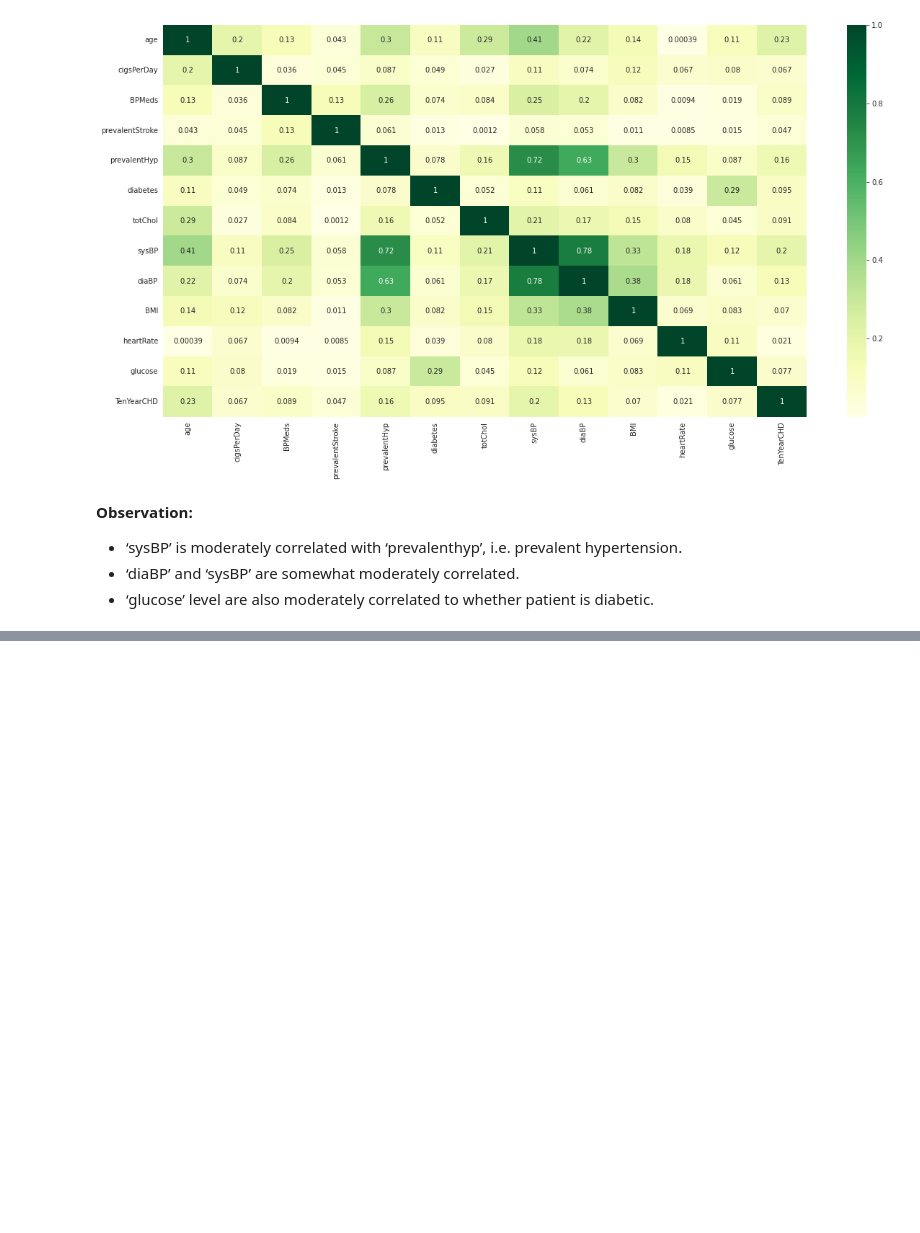
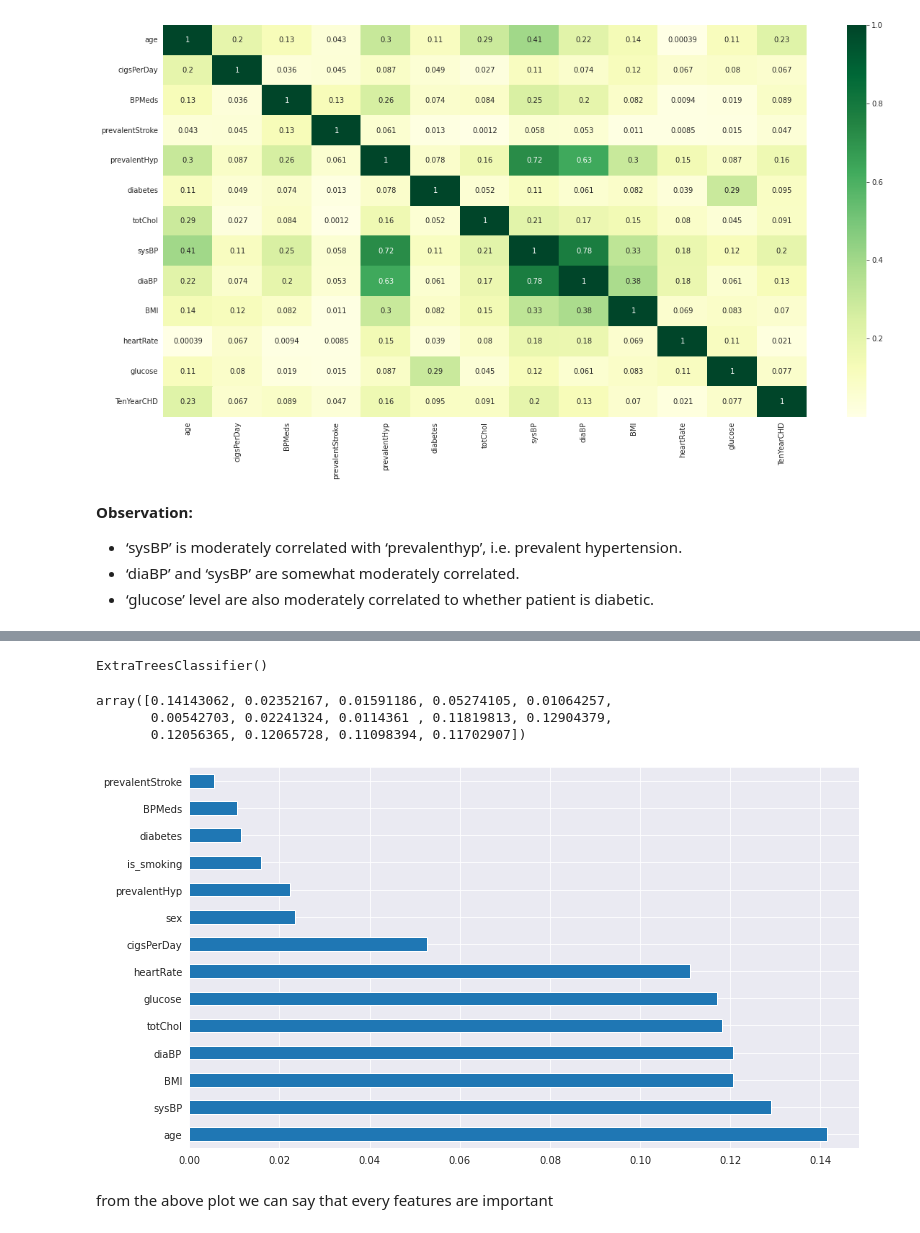
Before and after one commit to victorious07/Cardiovascular-Risk-Prediction, a Jupyter notebook: Cardiovascular_Risk_Prediction_Capstone_Project.ipynb, the cells around one changed output, grey strips where cells are left out. Drawn from its saved outputs; the diff is of its cells as text; code cells hidden in the pictures; blank space fills up the shorter version.

```diff
--- a/Cardiovascular_Risk_Prediction_Capstone_Project.ipynb
+++ b/Cardiovascular_Risk_Prediction_Capstone_Project.ipynb
@@ -465,0 +468,5 @@ sns.heatmap(cardiovascular_risk.corr().abs(),annot=True,cmap='YlGn')
+# %%
+categorical_variables = ['sex','is_smoking']
+
+encode = LabelEncoder()
+cardiovascular_risk[categorical_variables] = cardiovascular_risk[categorical_variables].apply(lambda X:encode.fit_transform(X))
@@ -465,0 +484,6 @@ sns.heatmap(cardiovascular_risk.corr().abs(),annot=True,cmap='YlGn')
+# %%
+#independent variables
+x = cardiovascular_risk.drop(columns=['TenYearCHD'])
+
+#dependent variable
+y = cardiovascular_risk['TenYearCHD']
@@ -465,0 +497,20 @@ sns.heatmap(cardiovascular_risk.corr().abs(),annot=True,cmap='YlGn')
+# %%
+feature_selection = ExtraTreesClassifier()
+feature_selection.fit(x,y)
+# %% [output]
+ExtraTreesClassifier()
+# %%
+feature_selection.feature_importances_
+# %% [output]
+array([0.14143062, 0.02352167, 0.01591186, 0.05274105, 0.01064257,
+       0.00542703, 0.02241324, 0.0114361 , 0.11819813, 0.12904379,
+       0.12056365, 0.12065728, 0.11098394, 0.11702907])
+# %%
+plt.figure(figsize=(12,7))
+feat_importances = pd.Series(feature_selection.feature_importances_, index=x.columns)
+feat_importances.nlargest(14).plot(kind='barh')
+plt.show()
+# %% [output]
+[figure, added]
+# %% [markdown]
+from the above plot we can say that every features are important
```
Also changed, not shown: parts of 5 cells of this notebook.
